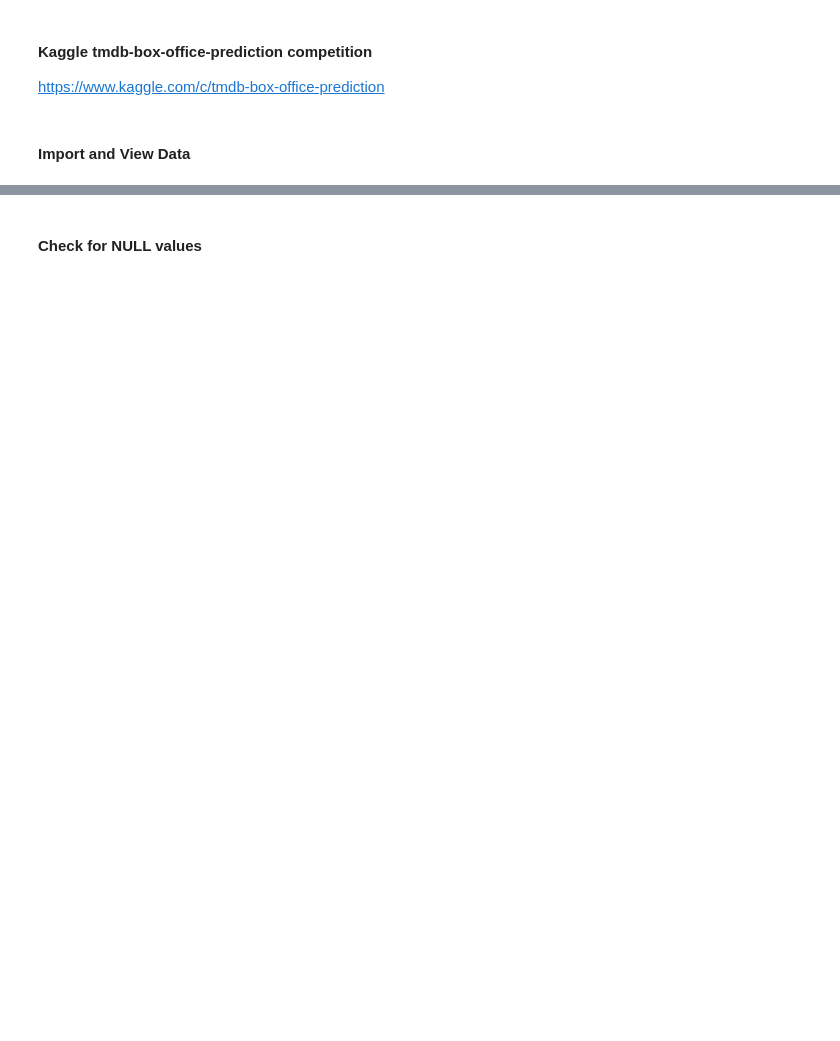
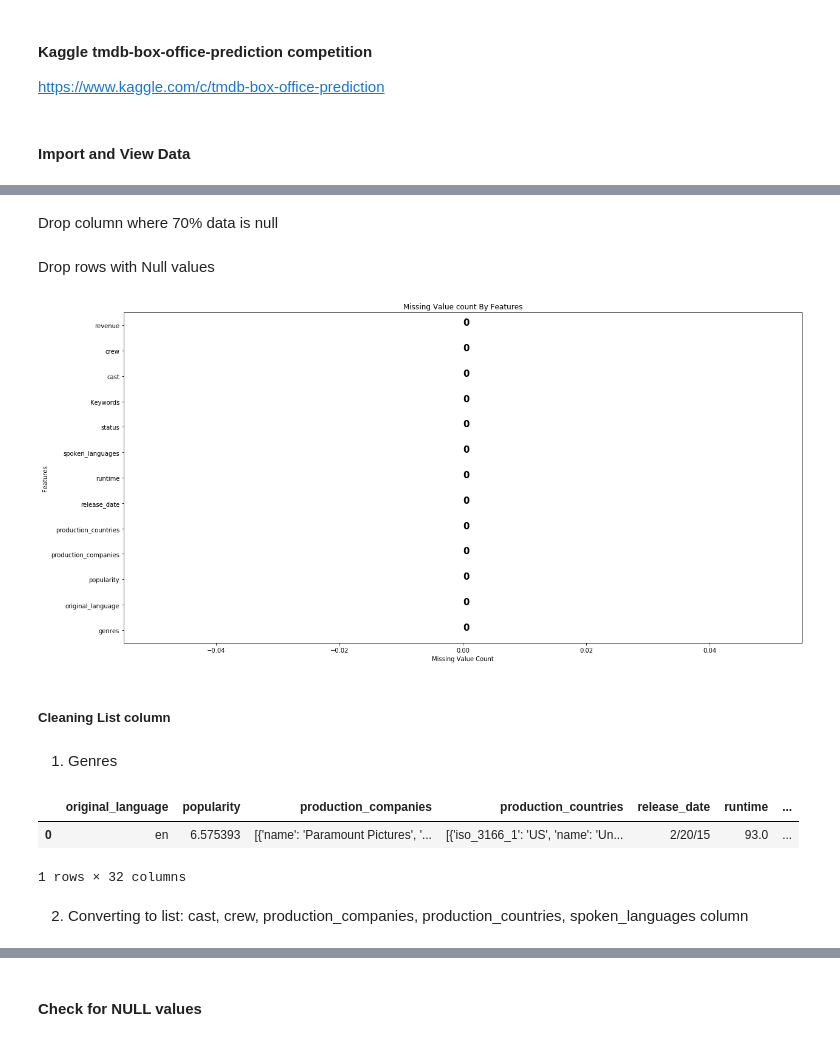
Before and after one commit to RishabhSarkar/Box-Office-Prediction, a Jupyter notebook: tmdb-box-office-prediction/Movie Revenue Prediction.ipynb, the cells around one changed output, grey strips where cells are left out. Drawn from its saved outputs; the diff is of its cells as text; code cells hidden in the pictures; blank space fills up the shorter version.

```diff
--- a/tmdb-box-office-prediction/Movie Revenue Prediction.ipynb
+++ b/tmdb-box-office-prediction/Movie Revenue Prediction.ipynb
@@ -22,0 +77,2 @@ df.head(5)
+# %% [markdown]
+Drop column where 70% data is null
@@ -22,0 +81,55 @@ df.head(5)
+# %% [markdown]
+Drop rows with Null values
+# %%
+df.dropna(subset=["cast","production_companies","production_countries","crew","spoken_languages", "Keywords"],inplace=True)
+df = df.reset_index(drop=True)
+NullCheckGraph(df)
+# %% [output]
+[figure, added]
+# %% [markdown]
+##### Cleaning List column
+# %% [markdown]
+1. Genres
+# %%
+#Fetch only name from genres column
+
+df['genres'] = df['genres'].fillna('[]').apply(literal_eval).apply(lambda x: [i['name'] for i in x] if isinstance(x,list) else [])
+"""
+genres_list = []
+
+#Gen all unique genres to create columns
+for genres_row in df['genres']:
+    #print(genres_row)
+    for j in range(len(genres_row)):
+        #print(genres_list)
+        genres_list.append(genres_row[j])
+
+unique_genres = list(set(genres_list))
+
+# Create separate column for all genres
+for i in unique_genres:
+    #print(i)
+    df[i] = pd.Series(data = 0)
+
+#Set respective genres to 1
+for i in range(len(df['genres'])):
+    if i in df['genres']:
+        genres_row = df['genres'][i]
+        for j in range(len(genres_row)):
+            #print(genres_row, genres_row[j])
+            col_name = genres_row[j]
+            #print(col_name)
+            df.iloc[i,df.columns.get_loc(col_name)] = 1
+        #print("key error")
+        #print("'break'")"""
+
+mlb = MultiLabelBinarizer()
+df = df.join(pd.DataFrame(mlb.fit_transform(df.pop('genres')), columns=mlb.classes_, index=df.index))
+
+df.head(1)
+# %% [output]
+|  | original_language | popularity | production_companies | production_countries | release_date | runtime | ... |
+| 0 | en | 6.575393 | [{'name': 'Paramount Pictures', '... | [{'iso_3166_1': 'US', 'name': 'Un... | 2/20/15 | 93.0 | ... |
+1 rows × 32 columns
+# %% [markdown]
+2. Converting to list: cast, crew, production_companies, production_countries, spoken_languages column
```
Also changed, not shown: parts of 79 cells of this notebook, 14 other files.
